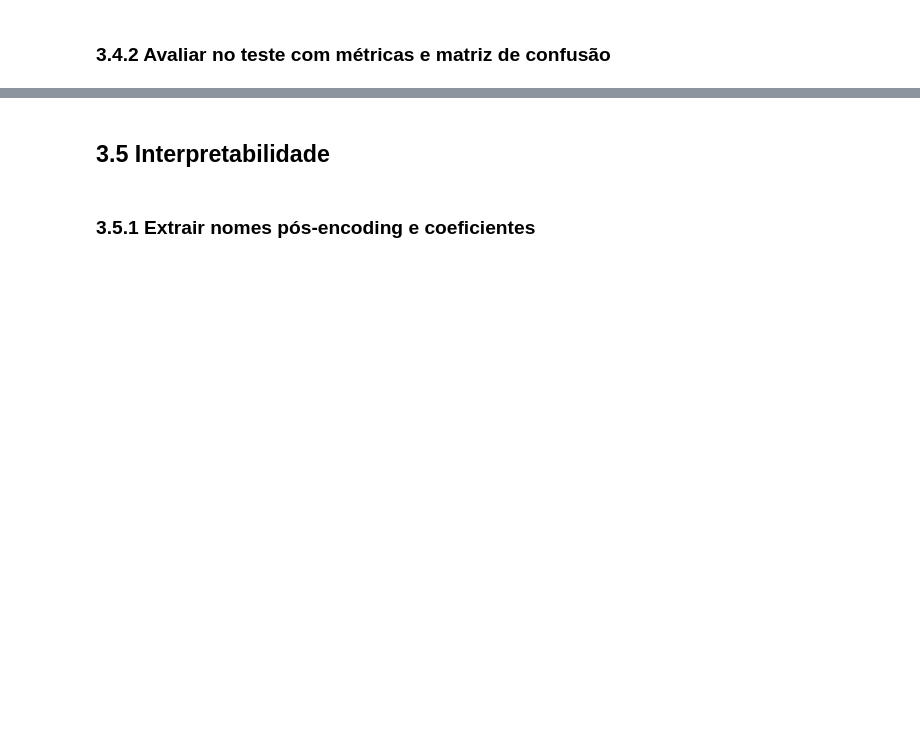
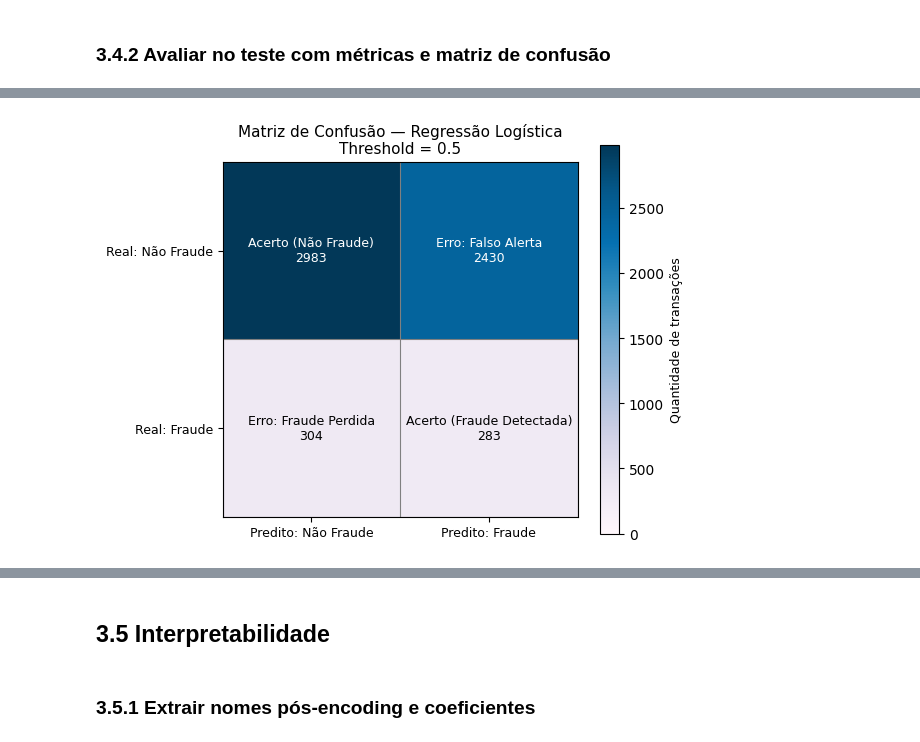
Before and after one commit to lpdata/fraude_bilhetagem, a Jupyter notebook: notebooks/03_modelagem.ipynb, the cells around one changed output, grey strips where cells are left out. Cells and saved outputs as stored; diff of their text form; code cells hidden in the pictures; blank space fills up the shorter version.

Commit message:
Modelo 1 - Regressão Logística Concluido

```diff
--- a/notebooks/03_modelagem.ipynb
+++ b/notebooks/03_modelagem.ipynb
@@ -762,2 +845,18 @@ OK — etapa 2.3 concluída. Dataset íntegro e pronto para a modelagem.
 # %% [markdown]
 ### 3.2.4 Definição do estimador e hiperparâmetros iniciais
+# %%
+log_reg = LogisticRegression(
+    solver="lbfgs",
+    max_iter=2000,
+    class_weight="balanced",
+    random_state=SEED
+)
+
+# pipeline completo: pré-processamento + modelo
+logreg_pipeline = Pipeline(steps=[
+    ("preprocessor", preprocessor),
+    ("model", log_reg)
+])
+
+print("OK — estimador definido e pipeline da Regressão Logística construído.")
+print("Hiperparâmetros iniciais:", log_reg.get_params())
@@ -773,3 +962,7 @@ OK — etapa 2.3 concluída. Dataset íntegro e pronto para a modelagem.
 ## 3.4 Treino final e avaliação no holdout
 # %% [markdown]
 ### 3.4.1 Ajustar pipeline no treino completo
+# %%
+logreg_pipeline.fit(X_train, y_train)
+
+print("OK — pipeline da Regressão Logística ajustado com sucesso no conjunto de treino.")
@@ -777,0 +1021,49 @@ OK — etapa 2.3 concluída. Dataset íntegro e pronto para a modelagem.
+# %%
+import matplotlib.pyplot as plt
+import numpy as np
+
+plt.figure(figsize=(6, 4.8))
+
+plt.imshow(cm, cmap="PuBu", vmin=0)
+
+plt.title("Matriz de Confusão — Regressão Logística\nThreshold = 0.5", fontsize=11)
+
+plt.xticks(
+    [0, 1],
+    ["Predito: Não Fraude", "Predito: Fraude"],
+    fontsize=9
+)
+plt.yticks(
+    [0, 1],
+    ["Real: Não Fraude", "Real: Fraude"],
+    fontsize=9
+)
+
+cell_text = [
+    ["Acerto (Não Fraude)", "Erro: Falso Alerta"],
+    ["Erro: Fraude Perdida", "Acerto (Fraude Detectada)"]
+]
+
+for i in range(cm.shape[0]):
+    for j in range(cm.shape[1]):
+        plt.text(
+            j, i,
+            f"{cell_text[i][j]}\n{cm[i, j]}",
+            ha="center",
+            va="center",
+            fontsize=9,
+            color="white" if cm[i, j] > cm.max() * 0.5 else "black"
+        )
+
+plt.gca().set_xticks(np.arange(-.5, 2, 1), minor=True)
+plt.gca().set_yticks(np.arange(-.5, 2, 1), minor=True)
+plt.grid(which="minor", color="gray", linestyle="-", linewidth=0.8)
+plt.tick_params(which="minor", bottom=False, left=False)
+
+cbar = plt.colorbar()
+cbar.set_label("Quantidade de transações", fontsize=9)
+
+plt.tight_layout()
+plt.show()
+# %% [output]
+[figure, added]
```
Also changed, not shown: parts of 36 cells of this notebook.
